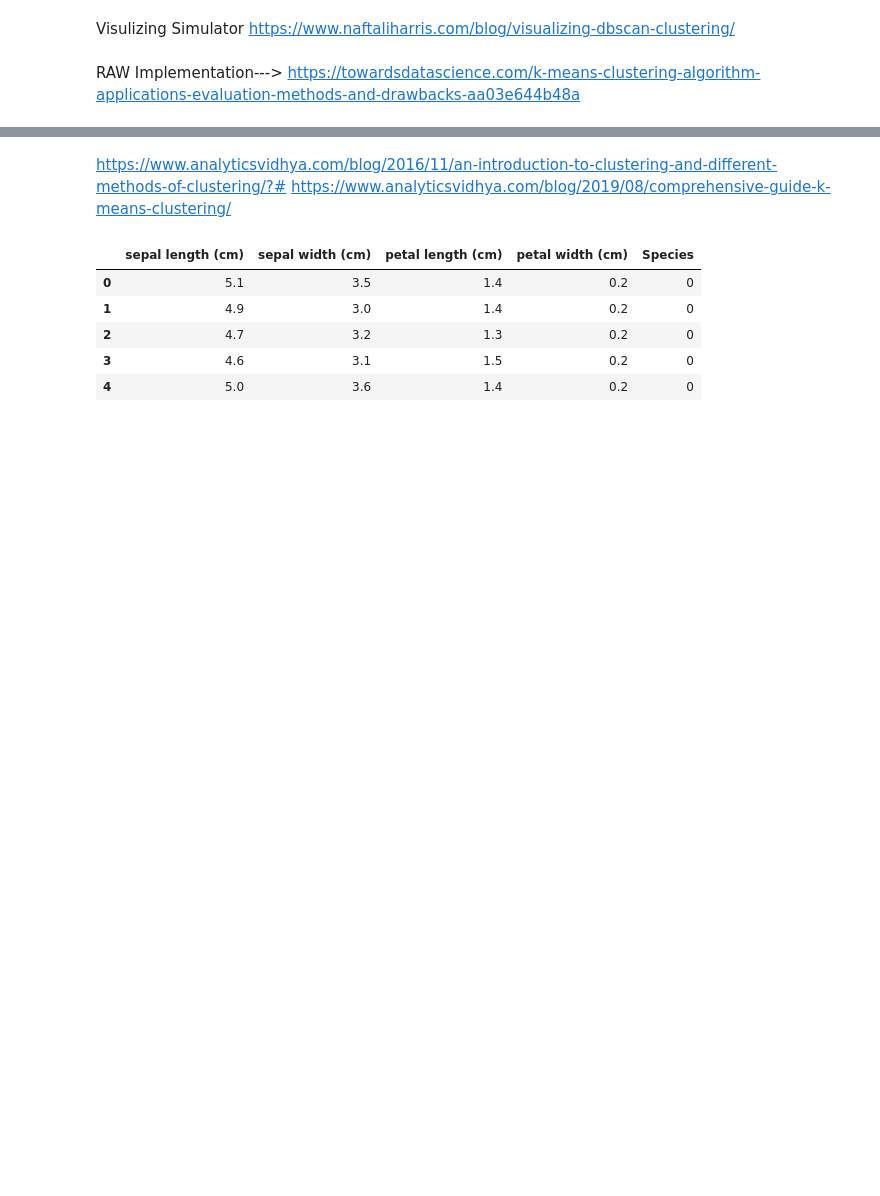
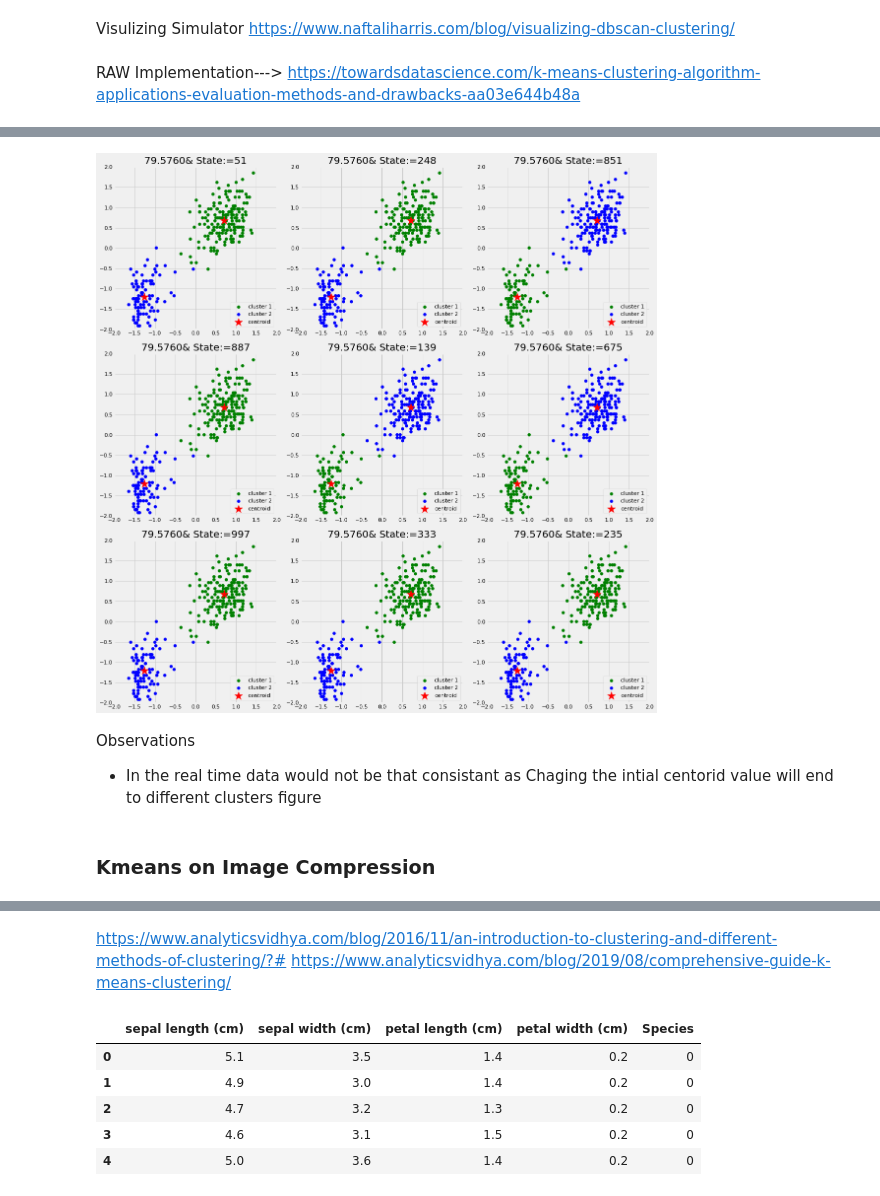
Before and after one commit to pythonvirus/ML_Journey, a Jupyter notebook: 7. Clustering/Clustering.ipynb, the cells around one changed output, grey strips where cells are left out. Cells and saved outputs as stored; diff of their text form; code cells hidden in the pictures; blank space fills up the shorter version.

```diff
--- a/7. Clustering/Clustering.ipynb
+++ b/7. Clustering/Clustering.ipynb
@@ -63,0 +166,40 @@ class Kmeans:
+# %%
+def random_centroid_init(data):
+    n_iter = 9
+    fig, ax = plt.subplots(3, 3, figsize=(16, 16))
+    ax = np.ravel(ax)
+    centers = []
+    random_state=0
+    for i in range(n_iter):
+        # Run local implementation of kmeans
+        state=np.random.randint(0, 1000, size=1)
+        state=int(state)
+        random_state = check_random_state(state)
+        km = KMeans(n_clusters=2,
+                    init='random',
+                    max_iter=3,
+                    random_state=random_state,n_jobs=-1)
+        km.fit(data)
+        centroids = km.cluster_centers_
+        centers.append(centroids)
+        ax[i].scatter(X_std[km.labels_ == 0, 0], X_std[km.labels_ == 0, 1],
+                      c='green', label='cluster 1')
+        ax[i].scatter(X_std[km.labels_ == 1, 0], X_std[km.labels_ == 1, 1],
+                      c='blue', label='cluster 2')
+        ax[i].scatter(centroids[:, 0], centroids[:, 1],
+                      c='r', marker='*', s=300, label='centroid')
+        ax[i].set_xlim([-2, 2])
+        ax[i].set_ylim([-2, 2])
+        ax[i].legend(loc='lower right')
+        ax[i].set_title(f'{km.inertia_:.4f}'+"& State:="+str(state))
+        ax[i].set_aspect('equal')
+    plt.tight_layout();
+# %%
+random_centroid_init(X_std)
+# %% [output]
+[figure, added]
+# %% [markdown]
+Observations
+- In the real time data would not be that consistant as Chaging the intial centorid value will end to different clusters figure
+# %% [markdown]
+### Kmeans on Image Compression
```
Also changed, not shown: parts of 15 cells of this notebook, 5 other files.
